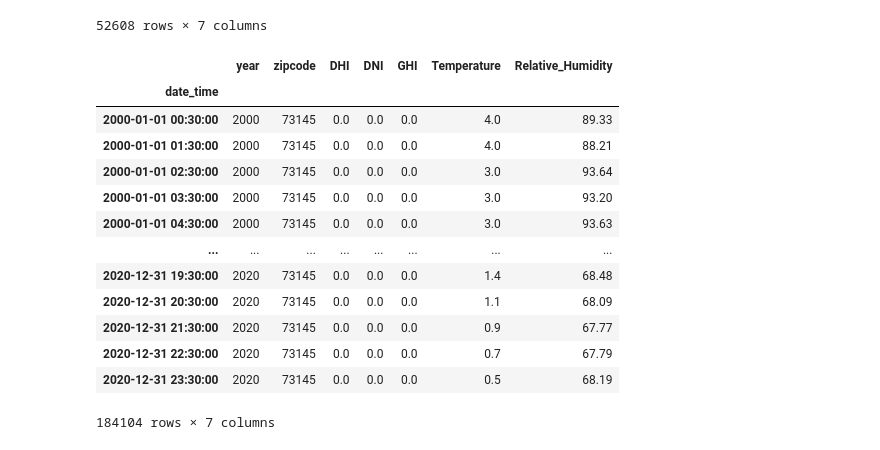
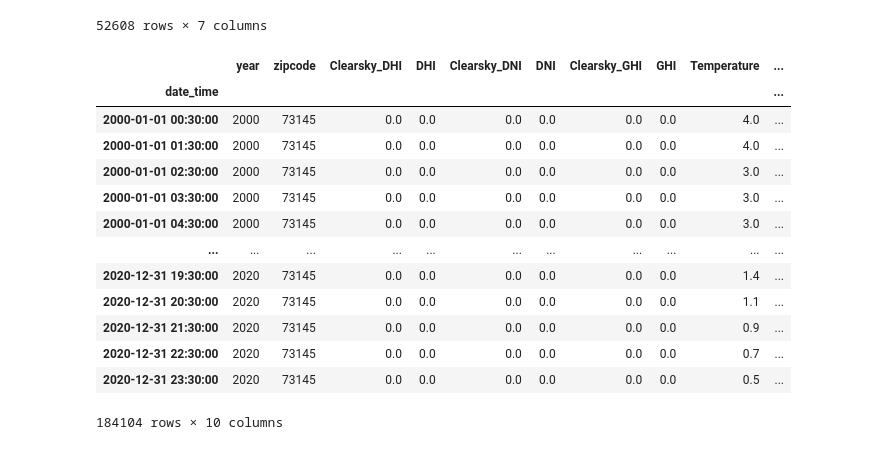
Before and after one commit to gamyers/solar-697, a Jupyter notebook: gm/notebooks/ts_decomposition.ipynb, the cells around one changed output. Cells and saved outputs as stored; diff of their text form; code cells hidden in the pictures.

```diff
--- a/gm/notebooks/ts_decomposition.ipynb
+++ b/gm/notebooks/ts_decomposition.ipynb
@@ -108,36 +112,40 @@ df
 52608 rows × 7 columns
 # %%
 select_nsr_rows = f"""
-SELECT date_time, year, zipcode, DHI, DNI, GHI, Temperature, Relative_Humidity from nsrdb
+SELECT date_time, year, zipcode,
+Clearsky_DHI, DHI,
+Clearsky_DNI, DNI,
+Clearsky_GHI, GHI,
+Temperature, Relative_Humidity from nsrdb
 where zipcode = "73145";
 """
 
 df_ = pd.read_sql(
     # get_nsr_rows,
     select_nsr_rows,
     conn,
     # params={"zipcode": zipcode, "year1": year1, "year2": year2},
     index_col="date_time",
     parse_dates=["date_time"],
 )
 
 df_.sort_index(axis=0, inplace=True)
 df_
 # %% [output]
-|  | year | zipcode | DHI | DNI | GHI | Temperature | Relative_Humidity |
-| date_time |  |  |  |  |  |  |  |
-| 2000-01-01 00:30:00 | 2000 | 73145 | 0.0 | 0.0 | 0.0 | 4.0 | 89.33 |
-| 2000-01-01 01:30:00 | 2000 | 73145 | 0.0 | 0.0 | 0.0 | 4.0 | 88.21 |
-| 2000-01-01 02:30:00 | 2000 | 73145 | 0.0 | 0.0 | 0.0 | 3.0 | 93.64 |
-| 2000-01-01 03:30:00 | 2000 | 73145 | 0.0 | 0.0 | 0.0 | 3.0 | 93.20 |
-| 2000-01-01 04:30:00 | 2000 | 73145 | 0.0 | 0.0 | 0.0 | 3.0 | 93.63 |
-| ... | ... | ... | ... | ... | ... | ... | ... |
-| 2020-12-31 19:30:00 | 2020 | 73145 | 0.0 | 0.0 | 0.0 | 1.4 | 68.48 |
-| 2020-12-31 20:30:00 | 2020 | 73145 | 0.0 | 0.0 | 0.0 | 1.1 | 68.09 |
-| 2020-12-31 21:30:00 | 2020 | 73145 | 0.0 | 0.0 | 0.0 | 0.9 | 67.77 |
-| 2020-12-31 22:30:00 | 2020 | 73145 | 0.0 | 0.0 | 0.0 | 0.7 | 67.79 |
-| 2020-12-31 23:30:00 | 2020 | 73145 | 0.0 | 0.0 | 0.0 | 0.5 | 68.19 |
+|  | year | zipcode | Clearsky_DHI | DHI | Clearsky_DNI | DNI | Clearsky_GHI | GHI | Temperature | ... |
+| date_time |  |  |  |  |  |  |  |  |  | ... |
+| 2000-01-01 00:30:00 | 2000 | 73145 | 0.0 | 0.0 | 0.0 | 0.0 | 0.0 | 0.0 | 4.0 | ... |
+| 2000-01-01 01:30:00 | 2000 | 73145 | 0.0 | 0.0 | 0.0 | 0.0 | 0.0 | 0.0 | 4.0 | ... |
+| 2000-01-01 02:30:00 | 2000 | 73145 | 0.0 | 0.0 | 0.0 | 0.0 | 0.0 | 0.0 | 3.0 | ... |
+| 2000-01-01 03:30:00 | 2000 | 73145 | 0.0 | 0.0 | 0.0 | 0.0 | 0.0 | 0.0 | 3.0 | ... |
+| 2000-01-01 04:30:00 | 2000 | 73145 | 0.0 | 0.0 | 0.0 | 0.0 | 0.0 | 0.0 | 3.0 | ... |
+| ... | ... | ... | ... | ... | ... | ... | ... | ... | ... | ... |
+| 2020-12-31 19:30:00 | 2020 | 73145 | 0.0 | 0.0 | 0.0 | 0.0 | 0.0 | 0.0 | 1.4 | ... |
+| 2020-12-31 20:30:00 | 2020 | 73145 | 0.0 | 0.0 | 0.0 | 0.0 | 0.0 | 0.0 | 1.1 | ... |
+| 2020-12-31 21:30:00 | 2020 | 73145 | 0.0 | 0.0 | 0.0 | 0.0 | 0.0 | 0.0 | 0.9 | ... |
+| 2020-12-31 22:30:00 | 2020 | 73145 | 0.0 | 0.0 | 0.0 | 0.0 | 0.0 | 0.0 | 0.7 | ... |
+| 2020-12-31 23:30:00 | 2020 | 73145 | 0.0 | 0.0 | 0.0 | 0.0 | 0.0 | 0.0 | 0.5 | ... |
-184104 rows × 7 columns
+184104 rows × 10 columns
 # %%
 a_year_1 = 2018
 a_year_2 = 2020
```
Also changed, not shown: parts of 7 cells of this notebook, 2 other files.
